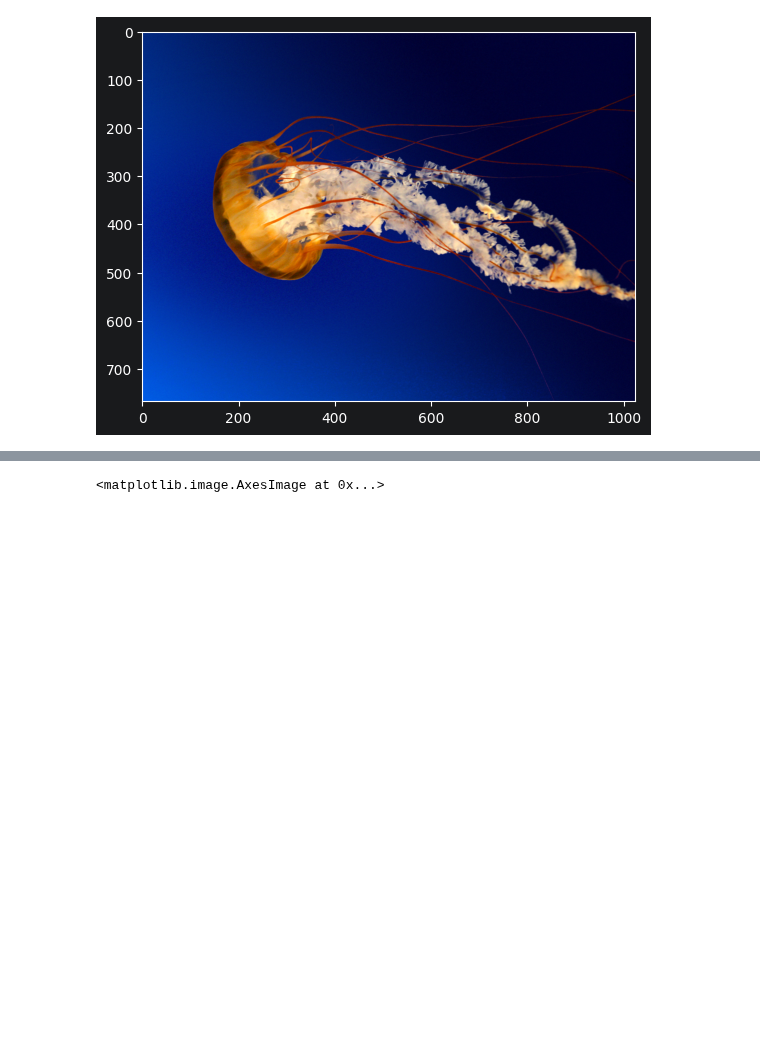
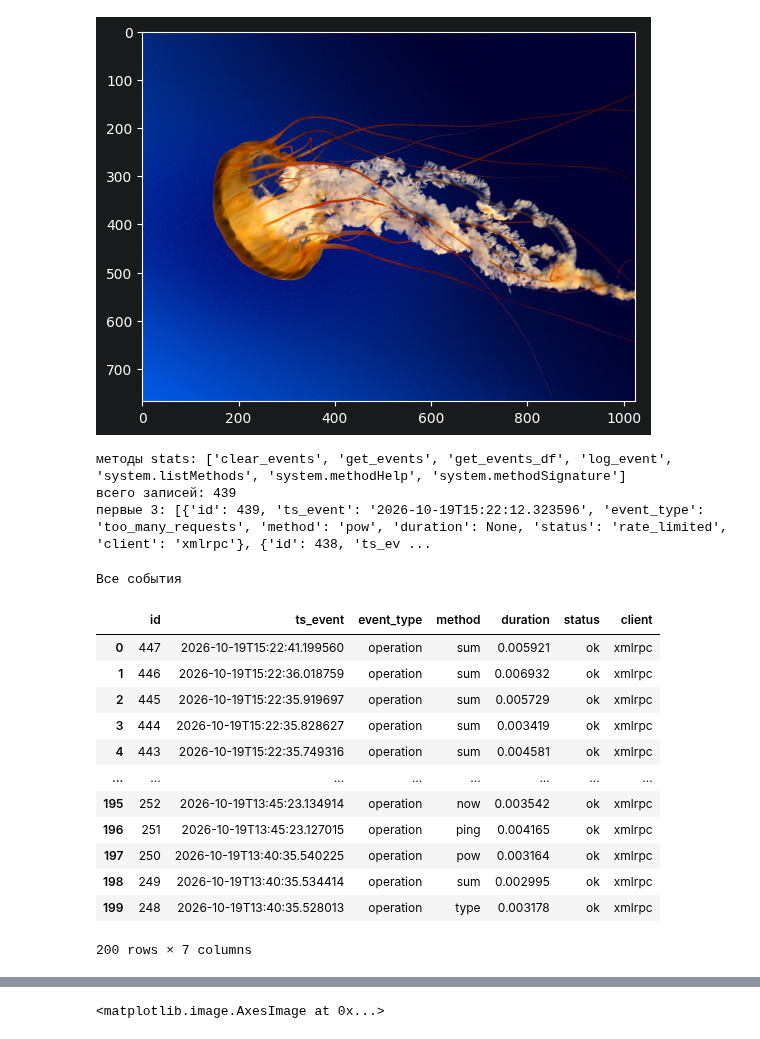
Before and after one commit to Serggge05/DIS_LR_3, a Jupyter notebook: xmlrpc_client.ipynb, the cells around one changed output, grey strips where cells are left out. Drawn from its saved outputs; the diff is of its cells as text; code cells hidden in the pictures; blank space fills up the shorter version.

```diff
--- a/xmlrpc_client.ipynb
+++ b/xmlrpc_client.ipynb
@@ -51,0 +71,27 @@ imshow(img_arr)
+# %%
+print("методы stats:", stats.system.listMethods())
+
+rows = stats.get_events()
+print("всего записей:", len(rows))
+# %% [output]
+методы stats: ['clear_events', 'get_events', 'get_events_df', 'log_event', 'system.listMethods', 'system.methodHelp', 'system.methodSignature']
+всего записей: 439
+первые 3: [{'id': 439, 'ts_event': '2026-10-19T15:22:12.323596', 'event_type': 'too_many_requests', 'method': 'pow', 'duration': None, 'status': 'rate_limited', 'client': 'xmlrpc'}, {'id': 438, 'ts_ev ...
+# %%
+print("Все события")
+show_log()
+# %% [output]
+Все события
+|  | id | ts_event | event_type | method | duration | status | client |
+| 0 | 447 | 2026-10-19T15:22:41.199560 | operation | sum | 0.005921 | ok | xmlrpc |
+| 1 | 446 | 2026-10-19T15:22:36.018759 | operation | sum | 0.006932 | ok | xmlrpc |
+| 2 | 445 | 2026-10-19T15:22:35.919697 | operation | sum | 0.005729 | ok | xmlrpc |
+| 3 | 444 | 2026-10-19T15:22:35.828627 | operation | sum | 0.003419 | ok | xmlrpc |
+| 4 | 443 | 2026-10-19T15:22:35.749316 | operation | sum | 0.004581 | ok | xmlrpc |
+| ... | ... | ... | ... | ... | ... | ... | ... |
+| 195 | 252 | 2026-10-19T13:45:23.134914 | operation | now | 0.003542 | ok | xmlrpc |
+| 196 | 251 | 2026-10-19T13:45:23.127015 | operation | ping | 0.004165 | ok | xmlrpc |
+| 197 | 250 | 2026-10-19T13:40:35.540225 | operation | pow | 0.003164 | ok | xmlrpc |
+| 198 | 249 | 2026-10-19T13:40:35.534414 | operation | sum | 0.002995 | ok | xmlrpc |
+| 199 | 248 | 2026-10-19T13:40:35.528013 | operation | type | 0.003178 | ok | xmlrpc |
+200 rows × 7 columns
```
Also changed, not shown: parts of 9 cells of this notebook, 4 other files.
